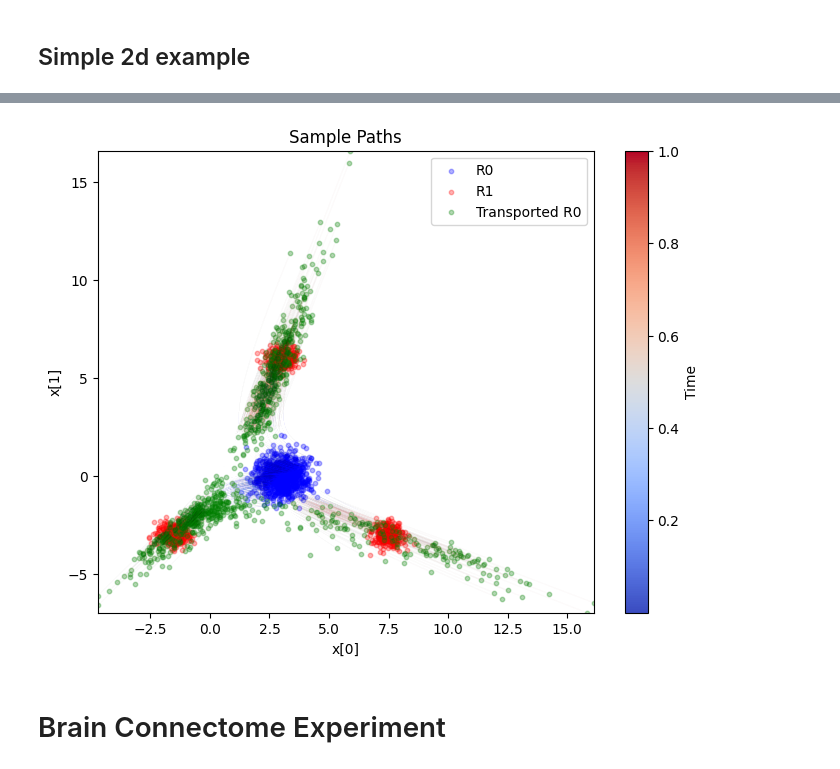
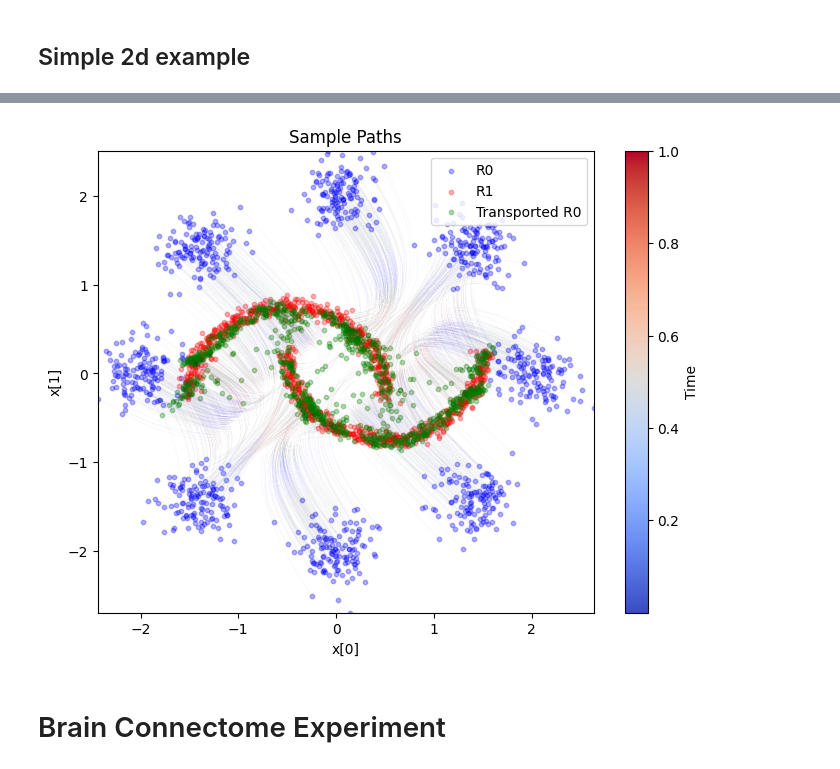
Before and after one commit to KacperWyrwal/topological-flow-matching, a Jupyter notebook: brain_fmri_experiment-flow_matching.ipynb, the cells around one changed output, grey strips where cells are left out. Drawn from its saved outputs; the diff is of its cells as text; code cells hidden in the pictures.

Commit message:
Added batch OT and moon to eight gaussians

```diff
--- a/brain_fmri_experiment-flow_matching.ipynb
+++ b/brain_fmri_experiment-flow_matching.ipynb
@@ -911,6 +966,8 @@ class EulerMaruyamaSolver(torch.nn.Module):
         returns:
             torch.Tensor: [..., D] Terminal value.
         """
+        x0 = self.sde.transform(x0)
+
         if control is None:
             control = ZeroControl()
 
@@ -920,6 +977,8 @@ class EulerMaruyamaSolver(torch.nn.Module):
         x = x0
         for t, dt in zip(ts[:-1], dts):
             x = x + self.dx(dt=dt, t=t, x=x, control=control)
+
+        x = self.sde.inverse_transform(x)
         return x
 
     def sample_path(self, x0: torch.Tensor, *, control: Control | None = None) -> tuple[torch.Tensor, torch.Tensor]:
@@ -933,7 +992,9 @@ class EulerMaruyamaSolver(torch.nn.Module):
         returns:
             tuple[torch.Tensor, torch.Tensor]: [..., T, D] Path and [T] Time.
         """
+        x0 = self.sde.transform(x0)
 
+        # normal sample
         if control is None:
             control = ZeroControl()
 
@@ -945,7 +1006,13 @@ class EulerMaruyamaSolver(torch.nn.Module):
         for t, dt in zip(ts[:-1], dts):
             x = x + self.dx(dt=dt, t=t, x=x, control=control)
             xs.append(x)
-        return torch.stack(xs, dim=-2), ts
+        xs = torch.stack(xs, dim=-2)
+
+
+        # inverse trasform
+        xs = self.sde.inverse_transform(xs)
+
+        return xs, ts
 # %% [markdown]
 ## Optimal Transport
 # %%
@@ -2084,4 +2242,25 @@ def wasserstein_distance(x0: torch.Tensor, x1: torch.Tensor, *, p: int = 1, blur
     raise ValueError(f"We only use Wasserstein-1 and Wasserstein-2 distances for model evaluation, not {p}.")
 # %% [markdown]
 ## Simple 2d example
+# %%
+n = 1000
+x0 = Moons().sample((n,))
+x1 = EightGaussians().sample((n,))
+df_x0 = pd.DataFrame(
+    {
+        'x': x0[:, 0],
+        'y': x0[:, 1],
+        'time': 0,
+    }
+)
+df_x1 = pd.DataFrame(
+    {
+        'x': x1[:, 0],
+        'y': x1[:, 1],
+        'time': 1,
+    }
+)
+df = pd.concat([df_x0, df_x1])
+
+px.scatter(df, x='x', y='y', color='time')
 # %%
@@ -2139,12 +2319,12 @@ plt.show()
 # %%
-with torch.no_grad():
+with torch.inference_mode():
     model_control = ModelControl(model=model)
     sde_solver = EulerMaruyamaSolver(sde=sde, n=1000)
-    x0s_test = R0.sample((1000,))
-    x1s_test = R1.sample((1000,))
+    n = 1024
+    x0s_test = x0_distribution.sample((n,))
+    x1s_test = x1_distribution.sample((n,))
 
     xts, ts = sde_solver.sample_path(x0s_test, control=model_control)
-    xts = sde.inverse_transform(xts)
 
 
 # Assume xts shape: [N, T, D] or [T, D] if single batch
@@ -2185,34 +2365,34 @@ all_colors = np.concatenate(colors, axis=0)
 fig, ax = plt.subplots(figsize=(8, 6))
 lc = LineCollection(all_segments, colors=all_colors, linewidths=1)
 ax.add_collection(lc)
 
 # Add scatterplot of xmids, black markers
 x0s_test_np = x0s_test.detach().cpu().numpy()
 x1s_test_np = x1s_test.detach().cpu().numpy()
 x1s_pred_np = xts_np[:, -1]
 ax.scatter(x0s_test_np[:, 0], x0s_test_np[:, 1], color='blue', marker='o', s=10, alpha=0.3, label='R0')
 ax.scatter(x1s_test_np[:, 0], x1s_test_np[:, 1], color='red', marker='o', s=10, alpha=0.3, label='R1')
 ax.scatter(x1s_pred_np[:, 0], x1s_pred_np[:, 1], color='green', marker='o', s=10, alpha=0.3, label='Transported R0')
 ax.legend(loc='upper right')
 
 
 # Set axis limits
 all_x = xts_np[..., 0].ravel()
 all_y = xts_np[..., 1].ravel()
 ax.set_xlim(all_x.min(), all_x.max())
 ax.set_ylim(all_y.min(), all_y.max())
 
 ax.set_xlabel('x[0]')
 ax.set_ylabel('x[1]')
 ax.set_title('Sample Paths')
 
 # Colorbar for time
 sm = plt.cm.ScalarMappable(cmap=cmap, norm=norm)
 sm.set_array([])
 cbar = plt.colorbar(sm, ax=ax, label='Time')
 plt.show()
 # %% [output]
-[figure, old version]
+[figure, new version]
 # %% [markdown]
 # Brain Connectome Experiment
 # %% [markdown]
```
Also changed, not shown: parts of 10 cells of this notebook.
